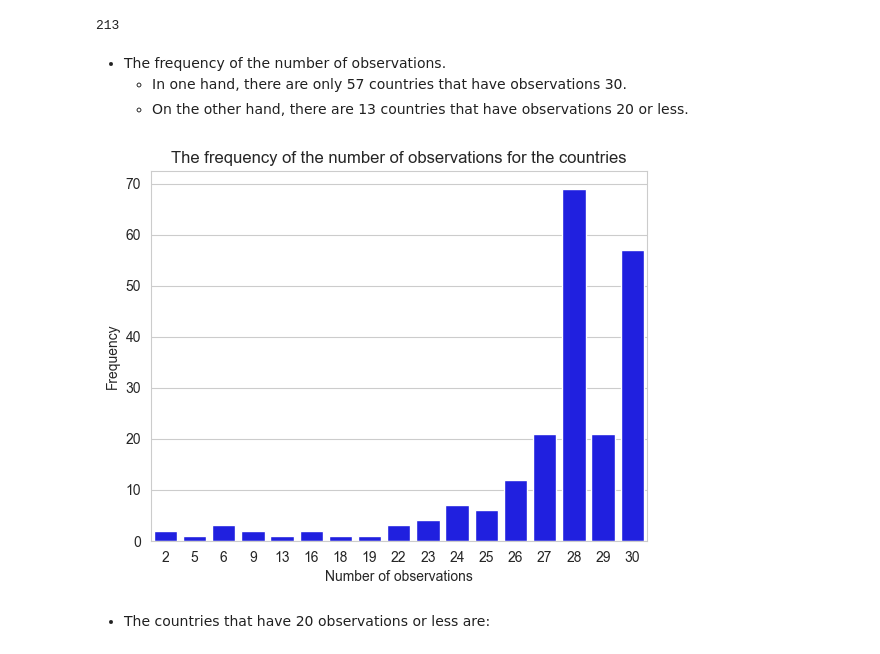
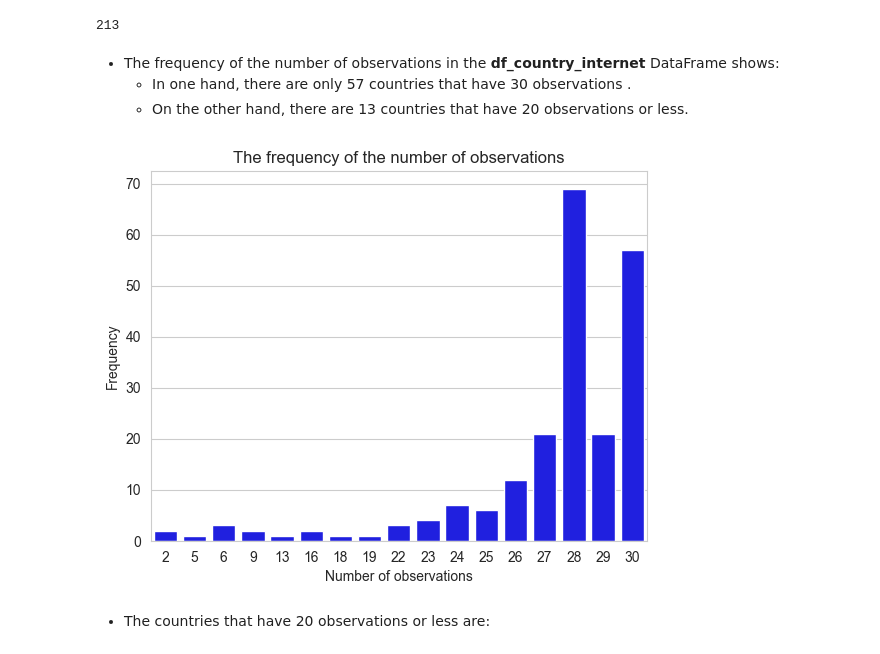
Before and after one commit to edolivasan/datacamp_competition_how_much_of_the_world_has_access_to_the_internet, a Jupyter notebook: how_much_of_the_world_has_access_to_the_internet_analysis.ipynb, the cells around one changed output. Drawn from its saved outputs; the diff is of its cells as text; code cells hidden in the pictures.

```diff
--- a/how_much_of_the_world_has_access_to_the_internet_analysis.ipynb
+++ b/how_much_of_the_world_has_access_to_the_internet_analysis.ipynb
@@ -627,18 +629,18 @@ df_country_internet['Entity'].nunique()
 # %% [output]
 213
 # %% [markdown]
-- The frequency of the number of observations.
-    - In one hand, there are only 57 countries that have observations 30.
-    - On the other hand, there are 13 countries that have observations 20 or less.
+- The frequency of the number of observations in the **df_country_internet** DataFrame shows:
+    - In one hand, there are only 57 countries that have 30 observations .
+    - On the other hand, there are 13 countries that have 20 observations or less.
 # %%
 countries_internet = df_country_internet.value_counts(subset='Entity')
 # %%
 ax = sns.countplot(data=countries_internet.to_frame(), x=0, color='blue')
 ax.set(xlabel = 'Number of observations', ylabel='Frequency')
-ax.set(title='The frequency of the number of observations for the countries')
+ax.set(title='The frequency of the number of observations')
 plt.show()
 # %% [output]
-[figure, old version]
+[figure, new version]
 # %% [markdown]
 - The countries that have 20 observations or less are:
 # %%
```
Also changed, not shown: parts of 76 cells of this notebook.
